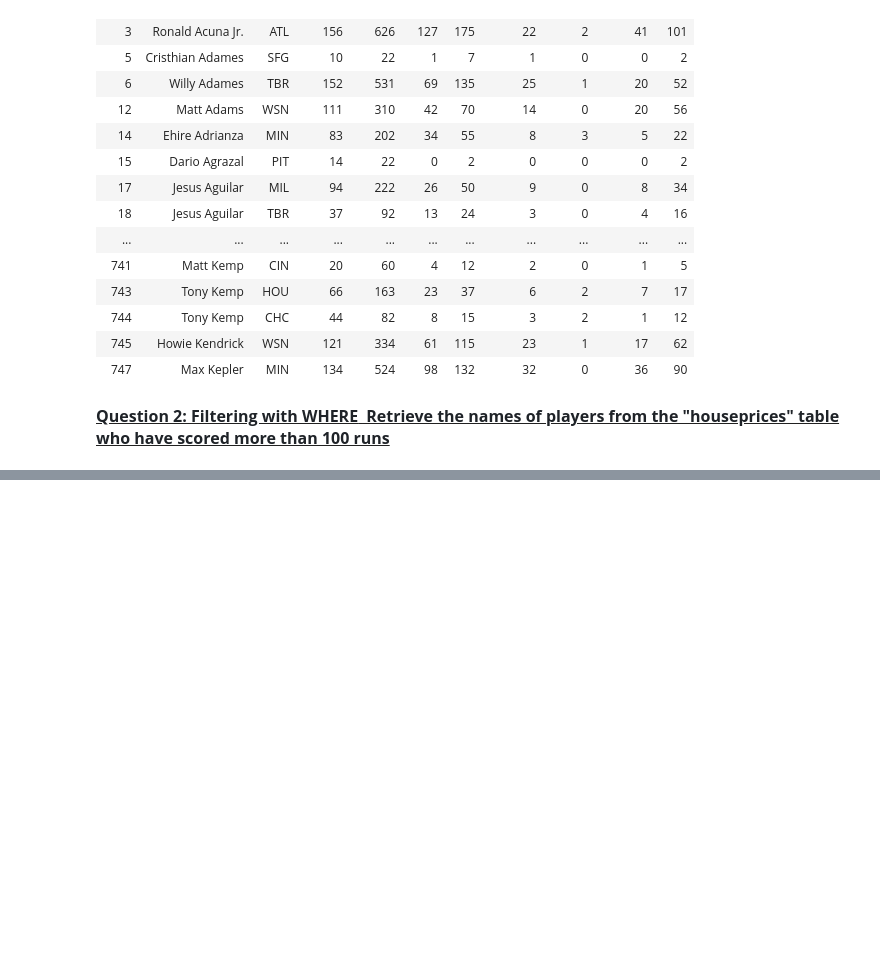
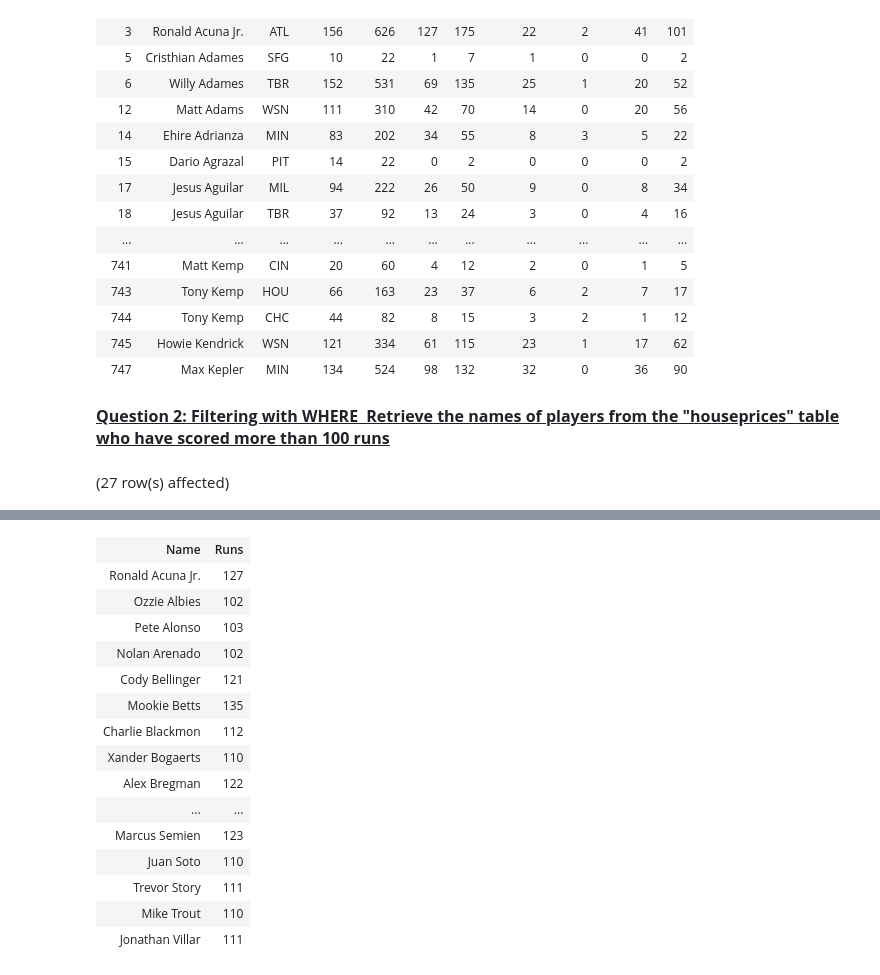
Before and after one commit to Vinayak0807/database-2023, a Jupyter notebook: house_price.ipynb, the cells around one changed output, grey strips where cells are left out. Cells and saved outputs as stored; diff of their text form; code cells hidden in the pictures; blank space fills up the shorter version.

```diff
--- a/house_price.ipynb
+++ b/house_price.ipynb
@@ -30,0 +29,6 @@ select Name
+# %%
+select Name ,Runs
+from houseprices
+where Runs > 100;
+# %% [output]
+(27 row(s) affected)
@@ -30,0 +36,16 @@ select Name
+| Name | Runs |
+| Ronald Acuna Jr. | 127 |
+| Ozzie Albies | 102 |
+| Pete Alonso | 103 |
+| Nolan Arenado | 102 |
+| Cody Bellinger | 121 |
+| Mookie Betts | 135 |
+| Charlie Blackmon | 112 |
+| Xander Bogaerts | 110 |
+| Alex Bregman | 122 |
+| ... | ... |
+| Marcus Semien | 123 |
+| Juan Soto | 110 |
+| Trevor Story | 111 |
+| Mike Trout | 110 |
+| Jonathan Villar | 111 |
```
Also changed, not shown: parts of 3 cells of this notebook.
